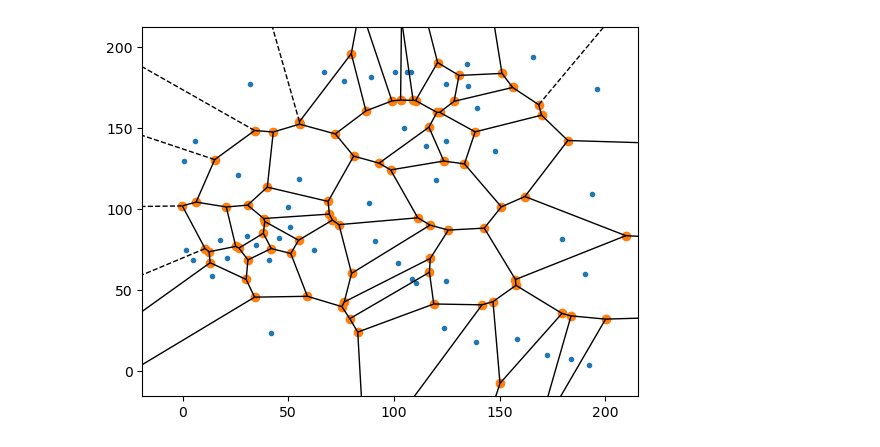
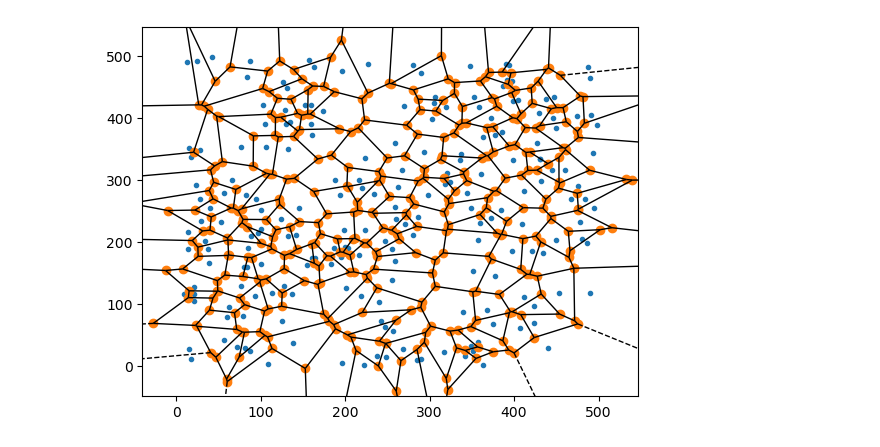
Before and after one commit to TimSaundersLab/CellMet, a Jupyter notebook: notebooks/0-Paper-generate_artificial_image.ipynb, the cells around one changed output. Cells and saved outputs as stored; diff of their text form; code cells hidden in the pictures.

```diff
--- a/notebooks/0-Paper-generate_artificial_image.ipynb
+++ b/notebooks/0-Paper-generate_artificial_image.ipynb
@@ -91,13 +91,14 @@ def voronoi_finite_polygons_2d(vor, radius=None):
 # %%
 from scipy.spatial import voronoi_plot_2d
 
-points = np.random.uniform(0, 200, (50, 2))
+size_image = 500
+points = np.random.uniform(0, size_image, (200, 2))
 # Compute Voronoi
 v = Voronoi(points)
 voronoi_plot_2d(v)
 plt.show()
 # %% [output]
-[figure, old version]
+[figure, new version]
 # %%
 regions, vertices = voronoi_finite_polygons_2d(v)
 
```
Also changed, not shown: parts of 3 cells of this notebook, 2 other files.
